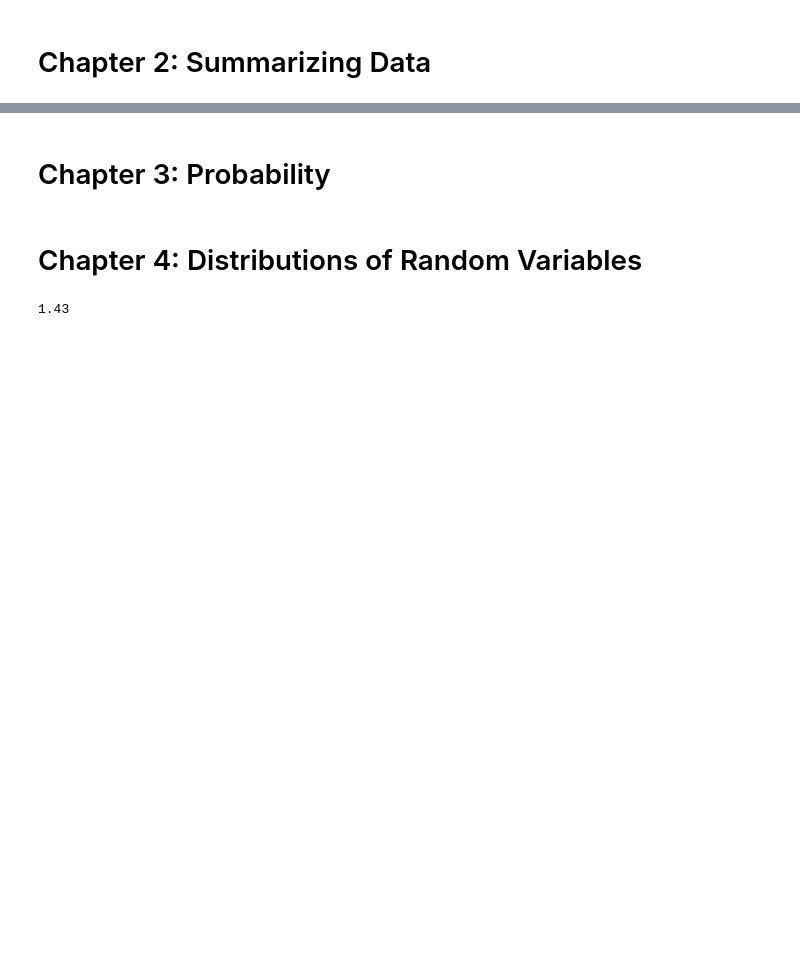
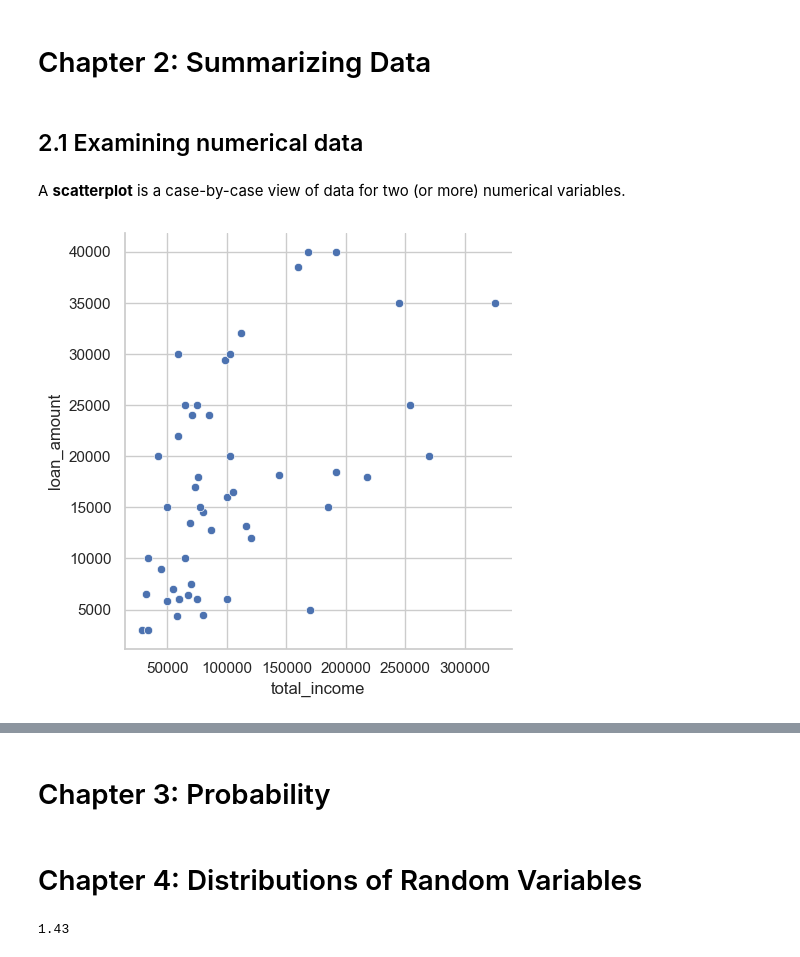
Before and after one commit to zdravoj/data-science-foundations, a Jupyter notebook: OpenIntro_Statistics/chs_1to4.ipynb, the cells around one changed output, grey strips where cells are left out. Cells and saved outputs as stored; diff of their text form; code cells hidden in the pictures; blank space fills up the shorter version.

```diff
--- a/OpenIntro_Statistics/chs_1to4.ipynb
+++ b/OpenIntro_Statistics/chs_1to4.ipynb
@@ -8,3 +10,5 @@ from scipy.stats import norm
+# %%
+sns.set_theme(style= 'whitegrid')
 # %% [markdown]
 # Chapter 1: Introduction to Data
 # %% [markdown]
@@ -522,2 +543,21 @@ In some medical studies, a surgery is required on the treatment group, and to ke
 # %% [markdown]
 # Chapter 2: Summarizing Data
+# %% [markdown]
+## 2.1 Examining numerical data
+# %% [markdown]
+A **scatterplot** is a case-by-case view of data for two (or more) numerical variables.
+# %%
+warnings.filterwarnings('ignore')
+
+# scatterplot of borrower total income vs amount borrowed
+loan50 = pd.read_csv("OI_Resources/loan50.csv")
+
+sns.relplot(
+    data= loan50,
+    x= 'total_income',
+    y= 'loan_amount'
+);
+
+warnings.filterwarnings('default')
+# %% [output]
+[figure, added]
```
Also changed, not shown: parts of 10 cells of this notebook.
